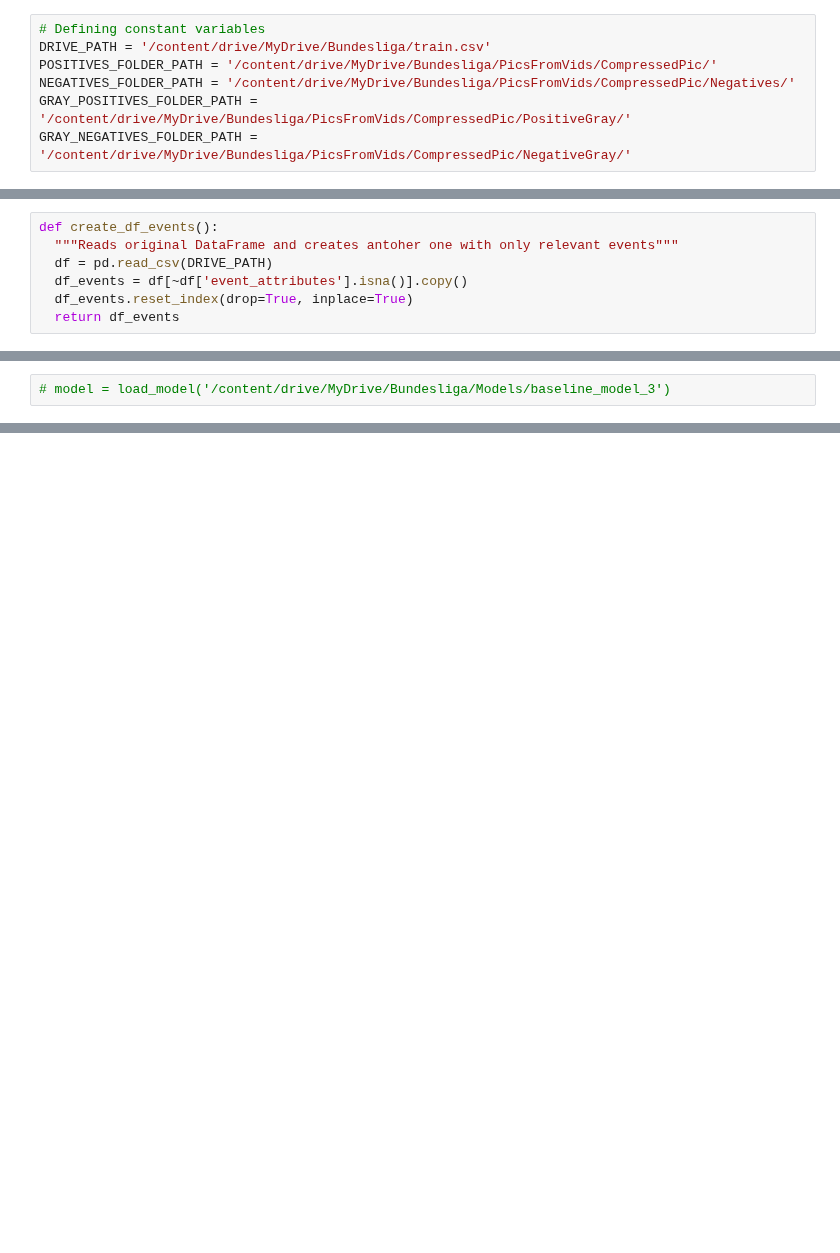
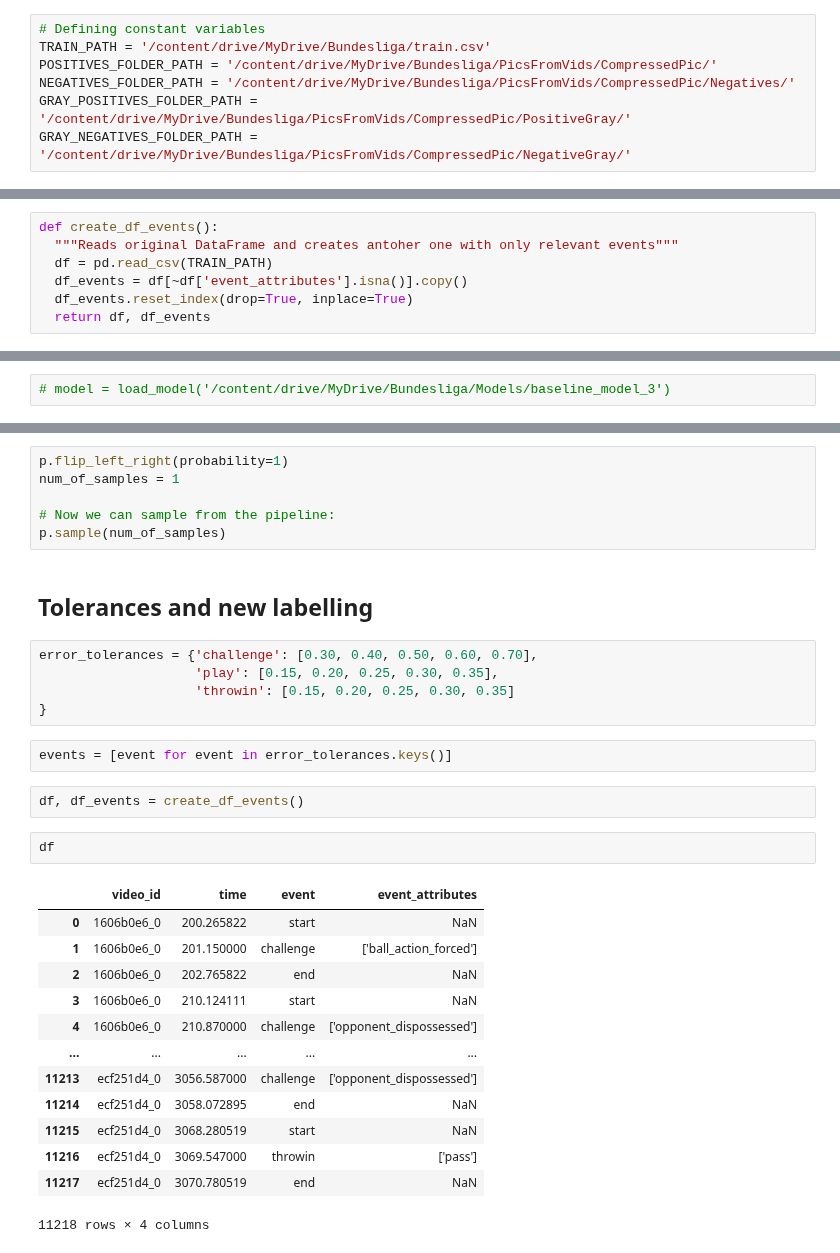
Before and after one commit to hmatzner/DFL-Bundesliga, a Jupyter notebook: Bundesliga - with functions.ipynb, the cells around one changed output, grey strips where cells are left out. Cells and saved outputs as stored; diff of their text form; blank space fills up the shorter version.

Commit message:
working on tolerances and labelling

```diff
--- a/Bundesliga - with functions.ipynb
+++ b/Bundesliga - with functions.ipynb
@@ -26,6 +26,6 @@ Drive already mounted at /content/drive; to attempt to forcibly remount, call dr
 # %%
 # Defining constant variables
-DRIVE_PATH = '/content/drive/MyDrive/Bundesliga/train.csv'
+TRAIN_PATH = '/content/drive/MyDrive/Bundesliga/train.csv'
 POSITIVES_FOLDER_PATH = '/content/drive/MyDrive/Bundesliga/PicsFromVids/CompressedPic/'
 NEGATIVES_FOLDER_PATH = '/content/drive/MyDrive/Bundesliga/PicsFromVids/CompressedPic/Negatives/'
 GRAY_POSITIVES_FOLDER_PATH = '/content/drive/MyDrive/Bundesliga/PicsFromVids/CompressedPic/PositiveGray/'
@@ -35,10 +35,10 @@ GRAY_NEGATIVES_FOLDER_PATH = '/content/drive/MyDrive/Bundesliga/PicsFromVids/Com
 # %%
 def create_df_events():
   """Reads original DataFrame and creates antoher one with only relevant events"""
-  df = pd.read_csv(DRIVE_PATH)
+  df = pd.read_csv(TRAIN_PATH)
   df_events = df[~df['event_attributes'].isna()].copy()
   df_events.reset_index(drop=True, inplace=True)
-  return df_events
+  return df, df_events
 # %%
 def create_train_test_video_ids(df_events, train_size):
   """Creates two arrays with which videos are either part of the train or the test data"""
@@ -535,0 +550,33 @@ model.save('/content/drive/MyDrive/Bundesliga/Models/baseline_model_3')
+# %%
+p.flip_left_right(probability=1)
+num_of_samples = 1
+
+# Now we can sample from the pipeline:
+p.sample(num_of_samples)
+# %% [markdown]
+## Tolerances and new labelling
+# %%
+error_tolerances = {'challenge': [0.30, 0.40, 0.50, 0.60, 0.70],
+                    'play': [0.15, 0.20, 0.25, 0.30, 0.35],
+                    'throwin': [0.15, 0.20, 0.25, 0.30, 0.35]
+}
+# %%
+events = [event for event in error_tolerances.keys()]
+# %%
+df, df_events = create_df_events()
+# %%
+df
+# %% [output]
+|  | video_id | time | event | event_attributes |
+| 0 | 1606b0e6_0 | 200.265822 | start | NaN |
+| 1 | 1606b0e6_0 | 201.150000 | challenge | ['ball_action_forced'] |
+| 2 | 1606b0e6_0 | 202.765822 | end | NaN |
+| 3 | 1606b0e6_0 | 210.124111 | start | NaN |
+| 4 | 1606b0e6_0 | 210.870000 | challenge | ['opponent_dispossessed'] |
+| ... | ... | ... | ... | ... |
+| 11213 | ecf251d4_0 | 3056.587000 | challenge | ['opponent_dispossessed'] |
+| 11214 | ecf251d4_0 | 3058.072895 | end | NaN |
+| 11215 | ecf251d4_0 | 3068.280519 | start | NaN |
+| 11216 | ecf251d4_0 | 3069.547000 | throwin | ['pass'] |
+| 11217 | ecf251d4_0 | 3070.780519 | end | NaN |
+11218 rows × 4 columns
```
Also changed, not shown: parts of 19 cells of this notebook.
